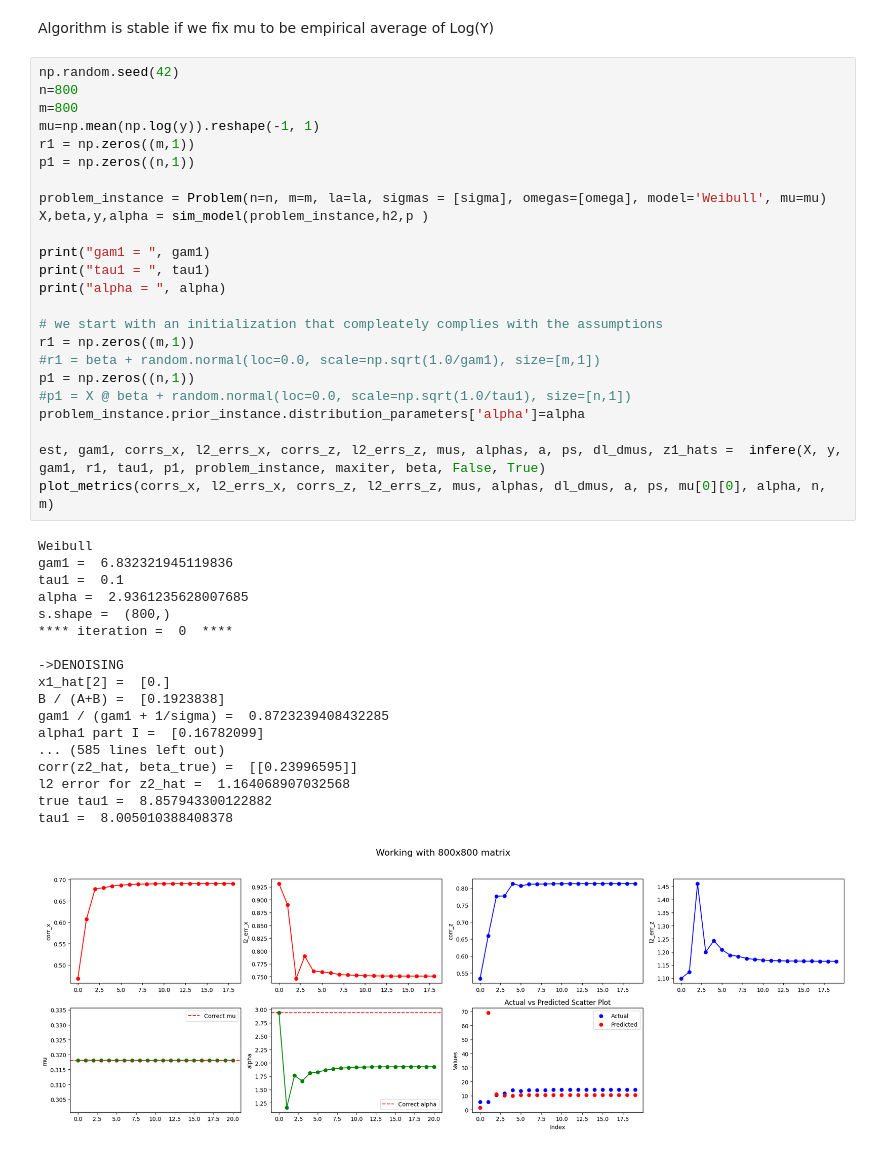
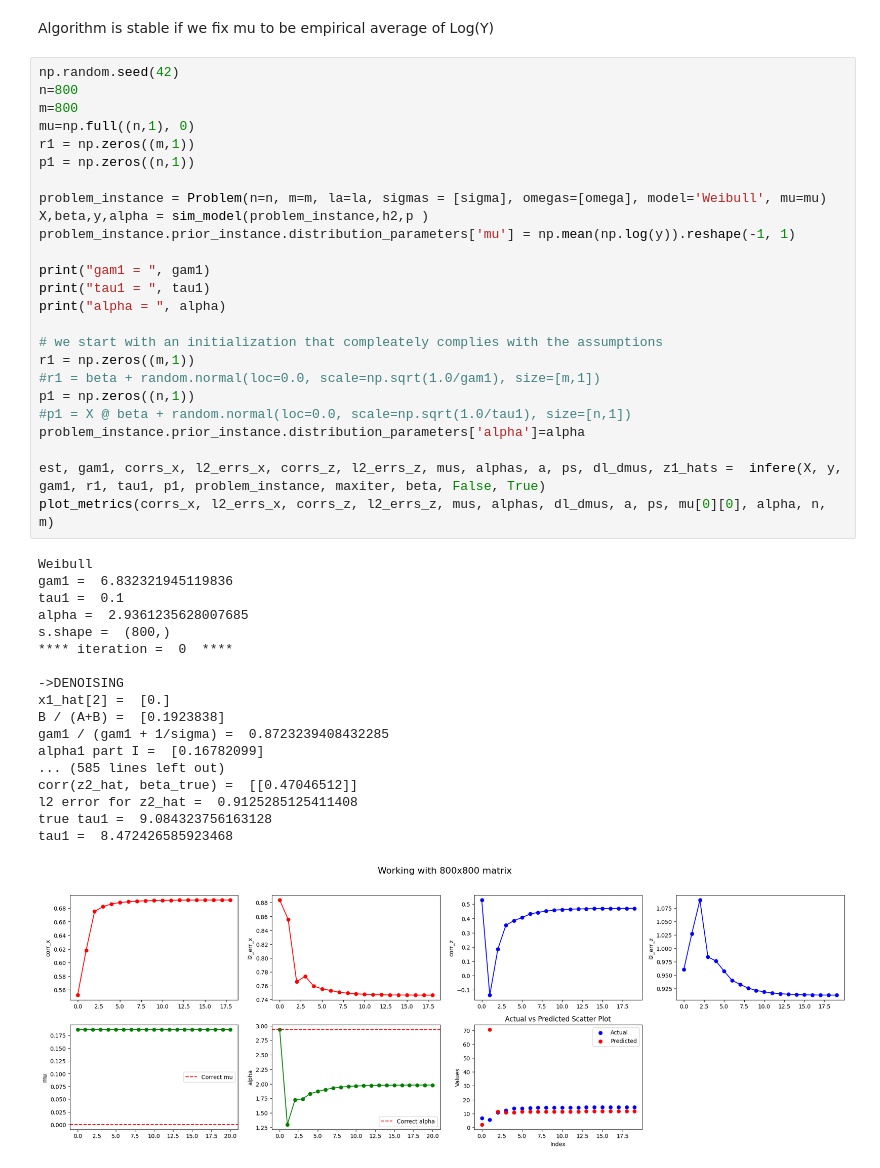
Before and after one commit to ADepope/vampW, a Jupyter notebook: test_library.ipynb, the cells around one changed output. Saved outputs shown, nothing was run; the diff lists cells and outputs as text.

```diff
--- a/test_library.ipynb
+++ b/test_library.ipynb
@@ -137,42 +137,43 @@ Algorithm is stable if we fix mu to be empirical average of Log(Y)
 np.random.seed(42)
 n=800
 m=800
-mu=np.mean(np.log(y)).reshape(-1, 1)
+mu=np.full((n,1), 0)
 r1 = np.zeros((m,1))
 p1 = np.zeros((n,1))
 
 problem_instance = Problem(n=n, m=m, la=la, sigmas = [sigma], omegas=[omega], model='Weibull', mu=mu)
 X,beta,y,alpha = sim_model(problem_instance,h2,p )
+problem_instance.prior_instance.distribution_parameters['mu'] = np.mean(np.log(y)).reshape(-1, 1)
 
 print("gam1 = ", gam1)
 print("tau1 = ", tau1)
 print("alpha = ", alpha)
 
 # we start with an initialization that compleately complies with the assumptions
 r1 = np.zeros((m,1))
 #r1 = beta + random.normal(loc=0.0, scale=np.sqrt(1.0/gam1), size=[m,1])
 p1 = np.zeros((n,1))
 #p1 = X @ beta + random.normal(loc=0.0, scale=np.sqrt(1.0/tau1), size=[n,1])
 problem_instance.prior_instance.distribution_parameters['alpha']=alpha
 
 est, gam1, corrs_x, l2_errs_x, corrs_z, l2_errs_z, mus, alphas, a, ps, dl_dmus, z1_hats =  infere(X, y, gam1, r1, tau1, p1, problem_instance, maxiter, beta, False, True)
 plot_metrics(corrs_x, l2_errs_x, corrs_z, l2_errs_z, mus, alphas, dl_dmus, a, ps, mu[0][0], alpha, n, m)
 # %% [output]
 Weibull
 gam1 =  6.832321945119836
 tau1 =  0.1
 alpha =  2.9361235628007685
 s.shape =  (800,)
 **** iteration =  0  ****
 
 ->DENOISING
 x1_hat[2] =  [0.]
 B / (A+B) =  [0.1923838]
 gam1 / (gam1 + 1/sigma) =  0.8723239408432285
 alpha1 part I =  [0.16782099]
 ... (585 lines left out)
-corr(z2_hat, beta_true) =  [[0.23996595]]
-l2 error for z2_hat =  1.164068907032568
-true tau1 =  8.857943300122882
-tau1 =  8.005010388408378
+corr(z2_hat, beta_true) =  [[0.47046512]]
+l2 error for z2_hat =  0.9125285125411408
+true tau1 =  9.084323756163128
+tau1 =  8.472426585923468
-[figure, old version]
+[figure, new version]
```
Also changed, not shown: parts of 2 cells of this notebook, 7 other files.
